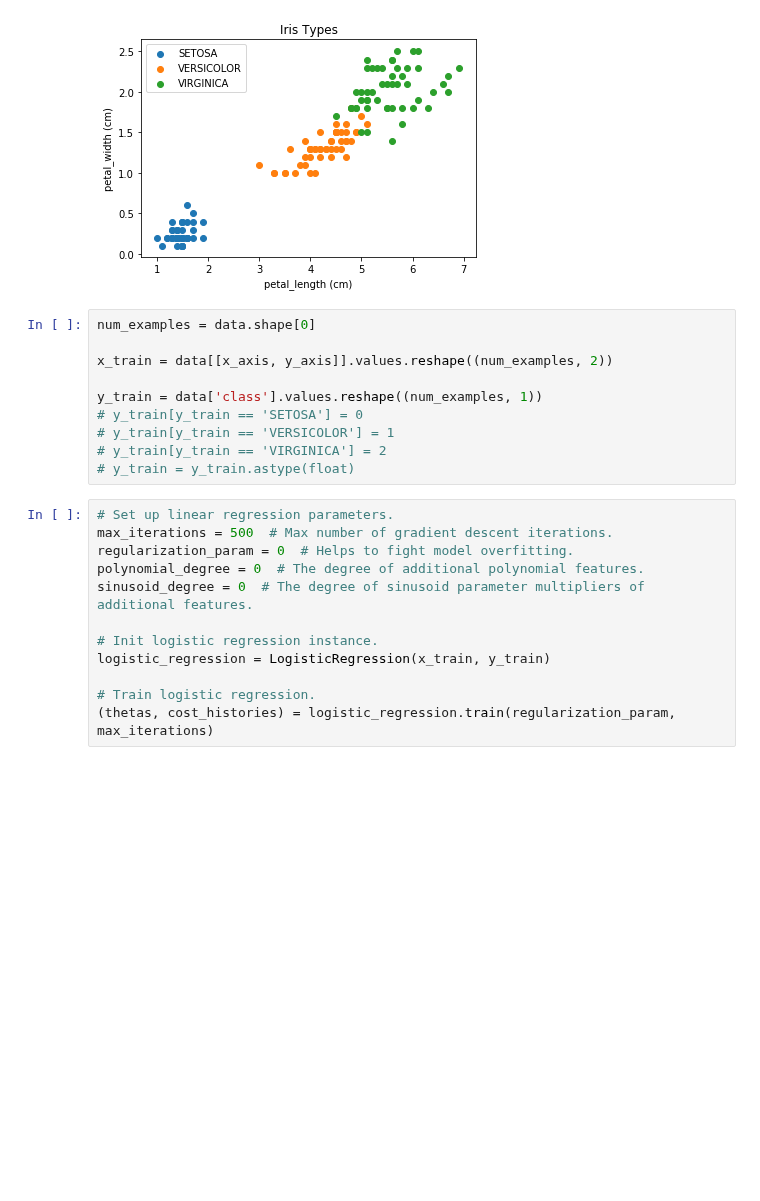
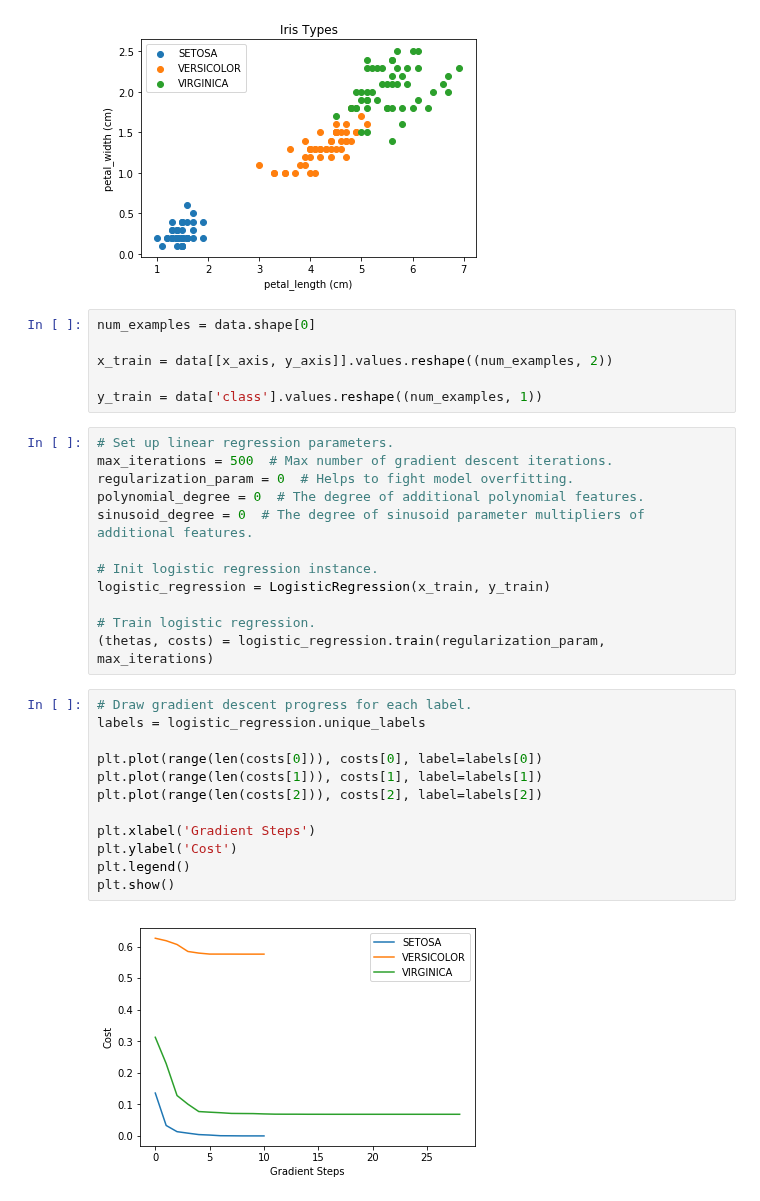
Before and after one commit to trekhleb/homemade-machine-learning, a Jupyter notebook: notebooks/logistic_regression/logistic_regression_demo.ipynb, the cells around one changed output. Saved outputs shown, nothing was run; the diff lists cells and outputs as text; blank space fills up the shorter version.

```diff
--- a/notebooks/logistic_regression/logistic_regression_demo.ipynb
+++ b/notebooks/logistic_regression/logistic_regression_demo.ipynb
@@ -71,10 +65,6 @@ num_examples = data.shape[0]
 x_train = data[[x_axis, y_axis]].values.reshape((num_examples, 2))
 
 y_train = data['class'].values.reshape((num_examples, 1))
-# y_train[y_train == 'SETOSA'] = 0
-# y_train[y_train == 'VERSICOLOR'] = 1
-# y_train[y_train == 'VIRGINICA'] = 2
-# y_train = y_train.astype(float)
 # %%
 # Set up linear regression parameters.
 max_iterations = 500  # Max number of gradient descent iterations.
@@ -86,4 +76,18 @@ sinusoid_degree = 0  # The degree of sinusoid parameter multipliers of additiona
 logistic_regression = LogisticRegression(x_train, y_train)
 
 # Train logistic regression.
-(thetas, cost_histories) = logistic_regression.train(regularization_param, max_iterations)
+(thetas, costs) = logistic_regression.train(regularization_param, max_iterations)
+# %%
+# Draw gradient descent progress for each label.
+labels = logistic_regression.unique_labels
+
+plt.plot(range(len(costs[0])), costs[0], label=labels[0])
+plt.plot(range(len(costs[1])), costs[1], label=labels[1])
+plt.plot(range(len(costs[2])), costs[2], label=labels[2])
+
+plt.xlabel('Gradient Steps')
+plt.ylabel('Cost')
+plt.legend()
+plt.show()
+# %% [output]
+[figure, added]
```
Also changed, not shown: parts of 3 cells of this notebook, 1 other file.
